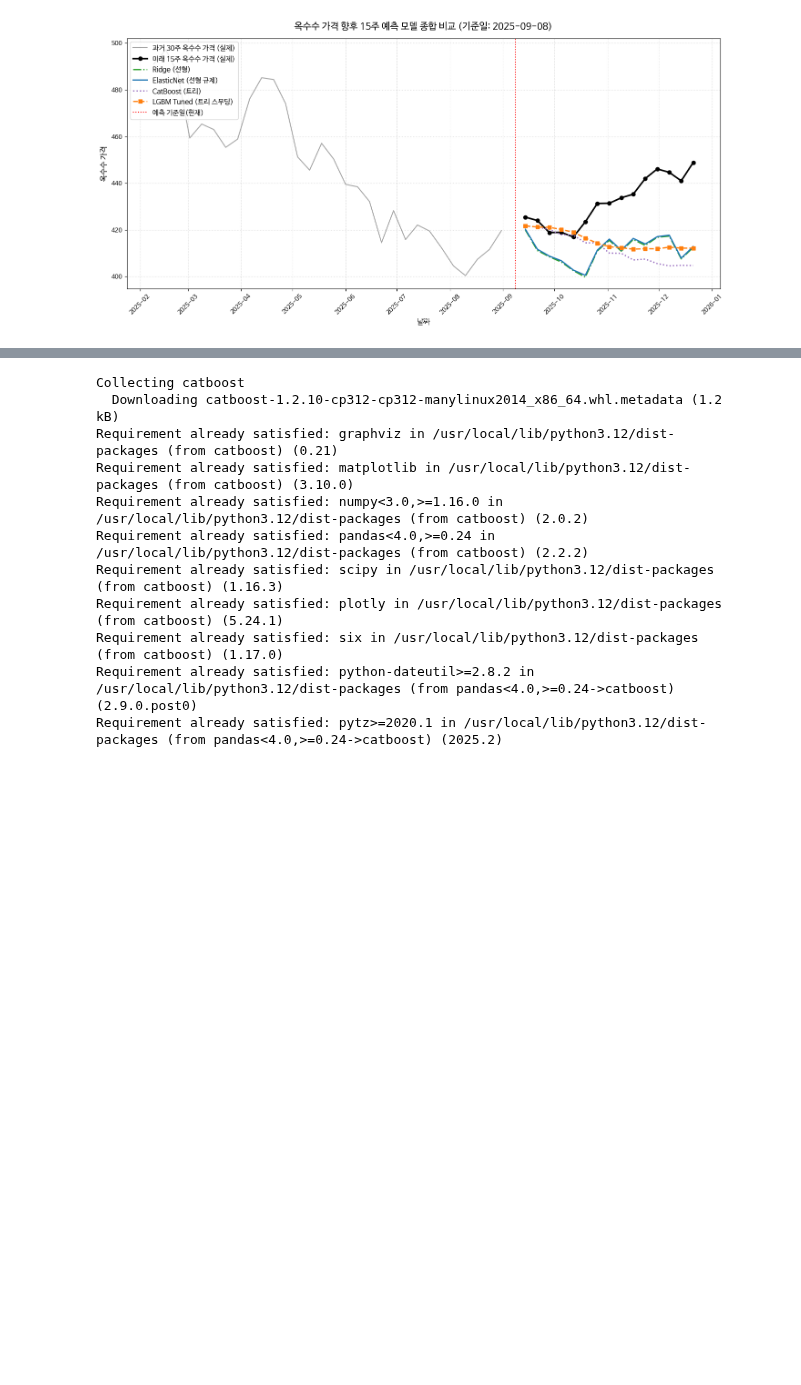
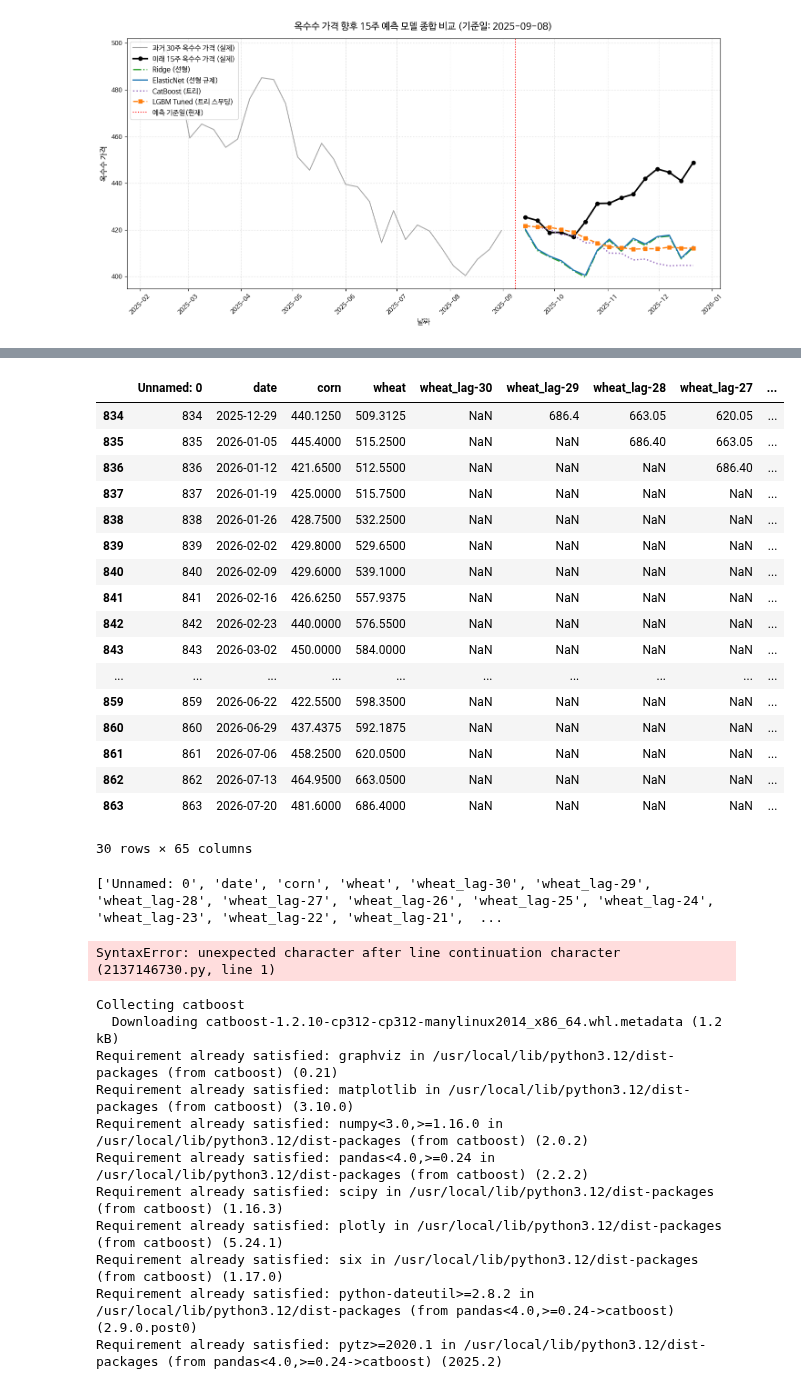
Before and after one commit to Minsoo1036/Applied-Data-Analysis-Study, a Jupyter notebook: Untitled48.ipynb, the cells around one changed output, grey strips where cells are left out. Cells and saved outputs as stored; diff of their text form; code cells hidden in the pictures; blank space fills up the shorter version.

```diff
--- a/Untitled48.ipynb
+++ b/Untitled48.ipynb
@@ -716,3 +716,5 @@ You can set `force_col_wise=true` to remove the overhead.
 [figure]
 # %%
 df = pd.read_csv("/content/drive/MyDrive/df3.csv")
+# %%
+df_all = pd.read_csv("/content/drive/MyDrive/df3_all.csv")
@@ -718,0 +968,21 @@ df = pd.read_csv("/content/drive/MyDrive/df3.csv")
+# %%
+df_all.tail(30)
+# %% [output]
+|  | Unnamed: 0 | date | corn | wheat | wheat_lag-30 | wheat_lag-29 | wheat_lag-28 | wheat_lag-27 | ... |
+| 834 | 834 | 2025-12-29 | 440.1250 | 509.3125 | NaN | 686.4 | 663.05 | 620.05 | ... |
+| 835 | 835 | 2026-01-05 | 445.4000 | 515.2500 | NaN | NaN | 686.40 | 663.05 | ... |
+| 836 | 836 | 2026-01-12 | 421.6500 | 512.5500 | NaN | NaN | NaN | 686.40 | ... |
+| 837 | 837 | 2026-01-19 | 425.0000 | 515.7500 | NaN | NaN | NaN | NaN | ... |
+| 838 | 838 | 2026-01-26 | 428.7500 | 532.2500 | NaN | NaN | NaN | NaN | ... |
+| 839 | 839 | 2026-02-02 | 429.8000 | 529.6500 | NaN | NaN | NaN | NaN | ... |
+| 840 | 840 | 2026-02-09 | 429.6000 | 539.1000 | NaN | NaN | NaN | NaN | ... |
+| 841 | 841 | 2026-02-16 | 426.6250 | 557.9375 | NaN | NaN | NaN | NaN | ... |
+| 842 | 842 | 2026-02-23 | 440.0000 | 576.5500 | NaN | NaN | NaN | NaN | ... |
+| 843 | 843 | 2026-03-02 | 450.0000 | 584.0000 | NaN | NaN | NaN | NaN | ... |
+| ... | ... | ... | ... | ... | ... | ... | ... | ... | ... |
+| 859 | 859 | 2026-06-22 | 422.5500 | 598.3500 | NaN | NaN | NaN | NaN | ... |
+| 860 | 860 | 2026-06-29 | 437.4375 | 592.1875 | NaN | NaN | NaN | NaN | ... |
+| 861 | 861 | 2026-07-06 | 458.2500 | 620.0500 | NaN | NaN | NaN | NaN | ... |
+| 862 | 862 | 2026-07-13 | 464.9500 | 663.0500 | NaN | NaN | NaN | NaN | ... |
+| 863 | 863 | 2026-07-20 | 481.6000 | 686.4000 | NaN | NaN | NaN | NaN | ... |
+30 rows × 65 columns
@@ -719,3 +993,11 @@ df = pd.read_csv("/content/drive/MyDrive/df3.csv")
+# %%
+print(df_single_row.columns.tolist())
+# %% [output]
+['Unnamed: 0', 'date', 'corn', 'wheat', 'wheat_lag-30', 'wheat_lag-29', 'wheat_lag-28', 'wheat_lag-27', 'wheat_lag-26', 'wheat_lag-25', 'wheat_lag-24', 'wheat_lag-23', 'wheat_lag-22', 'wheat_lag-21',  ...
+# %%
+df_single_row[['wheat_lag_-15', 'wheat_lag_-14', 'wheat_lag_-13', 'wheat_lag_-12',\n       'wheat_lag_-11', 'wheat_lag_-10', 'wheat_lag_-9', 'wheat_lag_-8',\n       'wheat_lag_-7', 'wheat_lag_-6', 'wheat_lag_-5', 'wheat_lag_-4',\n       'wheat_lag_-3', 'wheat_lag_-2', 'wheat_lag_-1', 'wheat_lag_0',\n       'wheat_lag_1', 'wheat_lag_2', 'wheat_lag_3', 'wheat_lag_4',\n       'wheat_lag_5', 'wheat_lag_6', 'wheat_lag_7', 'wheat_lag_8',\n       'wheat_lag_9', 'wheat_lag_10', 'wheat_lag_11', 'wheat_lag_12',\n       'wheat_lag_13', 'wheat_lag_14', 'wheat_lag_15', 'corn_lag_0',\n       'corn_lag_1', 'corn_lag_2', 'corn_lag_3', 'corn_lag_4', 'corn_lag_5',\n       'corn_lag_6', 'corn_lag_7', 'corn_lag_8', 'corn_lag_9', 'corn_lag_10',\n       'corn_lag_11', 'corn_lag_12', 'corn_lag_13', 'corn_lag_14',\n       'corn_lag_15', 'corn_lag_16', 'corn_lag_17', 'corn_lag_18',\n       'corn_lag_19', 'corn_lag_20', 'corn_lag_21', 'corn_lag_22',\n       'corn_lag_23', 'corn_lag_24', 'corn_lag_25', 'corn_lag_26',\n       'corn_lag_27', 'corn_lag_28', 'corn_lag_29', 'corn_lag_30']]
+# %% [output]
+SyntaxError: unexpected character after line continuation character (2137146730.py, line 1)
 # %%
 !pip install catboost
 # %% [output]
```
Also changed, not shown: parts of 8 cells of this notebook.
